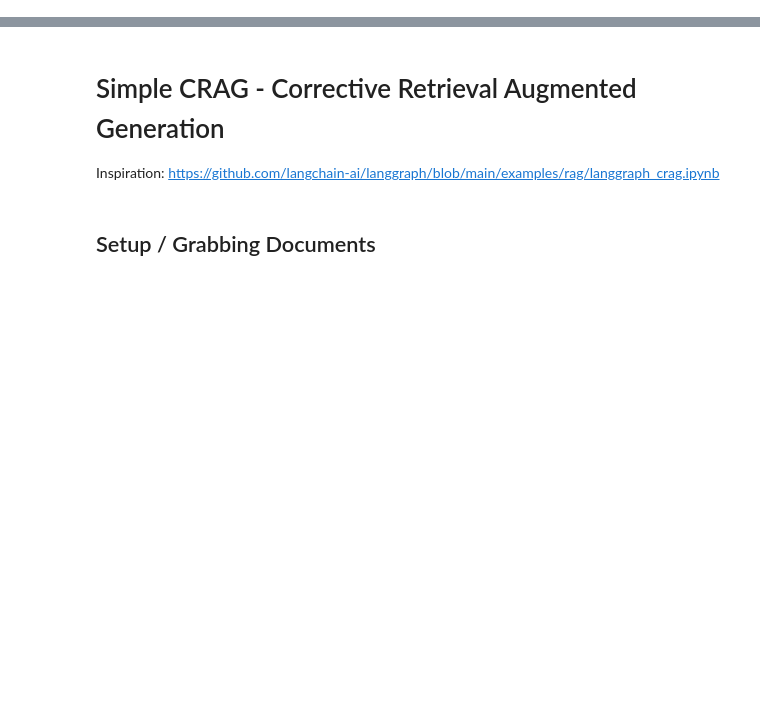
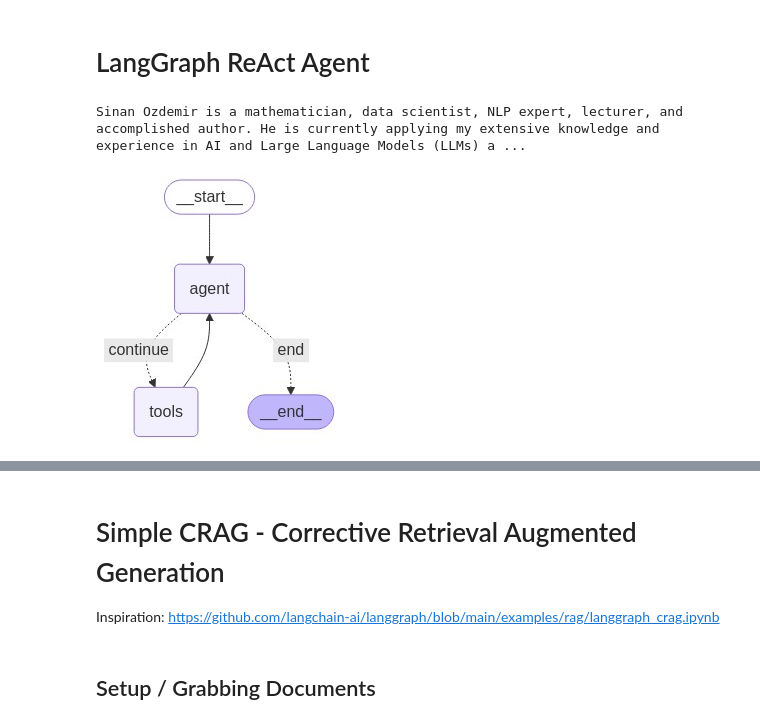
Before and after one commit to sinanuozdemir/oreilly-transformers-nlp-mlops, a Jupyter notebook: notebooks/LangGraph_Hello_World.ipynb, the cells around one changed output, grey strips where cells are left out. Drawn from its saved outputs; the diff is of its cells as text; code cells hidden in the pictures; blank space fills up the shorter version.

```diff
--- a/notebooks/LangGraph_Hello_World.ipynb
+++ b/notebooks/LangGraph_Hello_World.ipynb
@@ -0,0 +5,9 @@
+# %% [markdown]
+# LangGraph ReAct Agent
+# %%
+from langchain_community.tools import DuckDuckGoSearchRun  # Initialize the tool
+search_ddg_tool = DuckDuckGoSearchRun()
+# %%
+print(search_ddg_tool.run('Who is Sinan Ozdemir?'))
+# %% [output]
+Sinan Ozdemir is a mathematician, data scientist, NLP expert, lecturer, and accomplished author. He is currently applying my extensive knowledge and experience in AI and Large Language Models (LLMs) a ...
@@ -0,0 +19,15 @@
+# %%
+tools = [search_ddg_tool]
+
+# Choose the LLM that will drive the agent
+llm = ChatOpenAI(model="gpt-4o-mini")
+agent_executor = create_react_agent(llm, tools)
+# %%
+# Visualize our graph
+from IPython.display import Image, display
+try:
+    display(Image(agent_executor.get_graph().draw_mermaid_png()))
+except Exception:
+    pass
+# %% [output]
+[figure, added]
```
Also changed, not shown: parts of 6 cells of this notebook, 3 other files.
